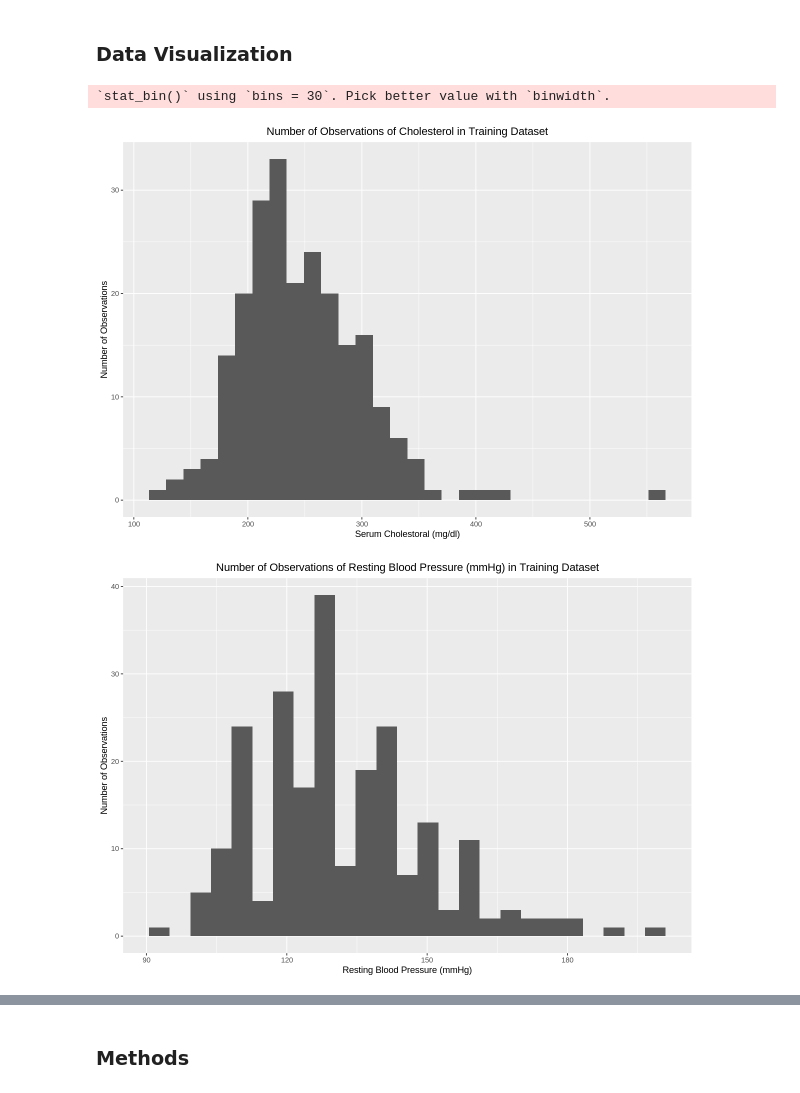
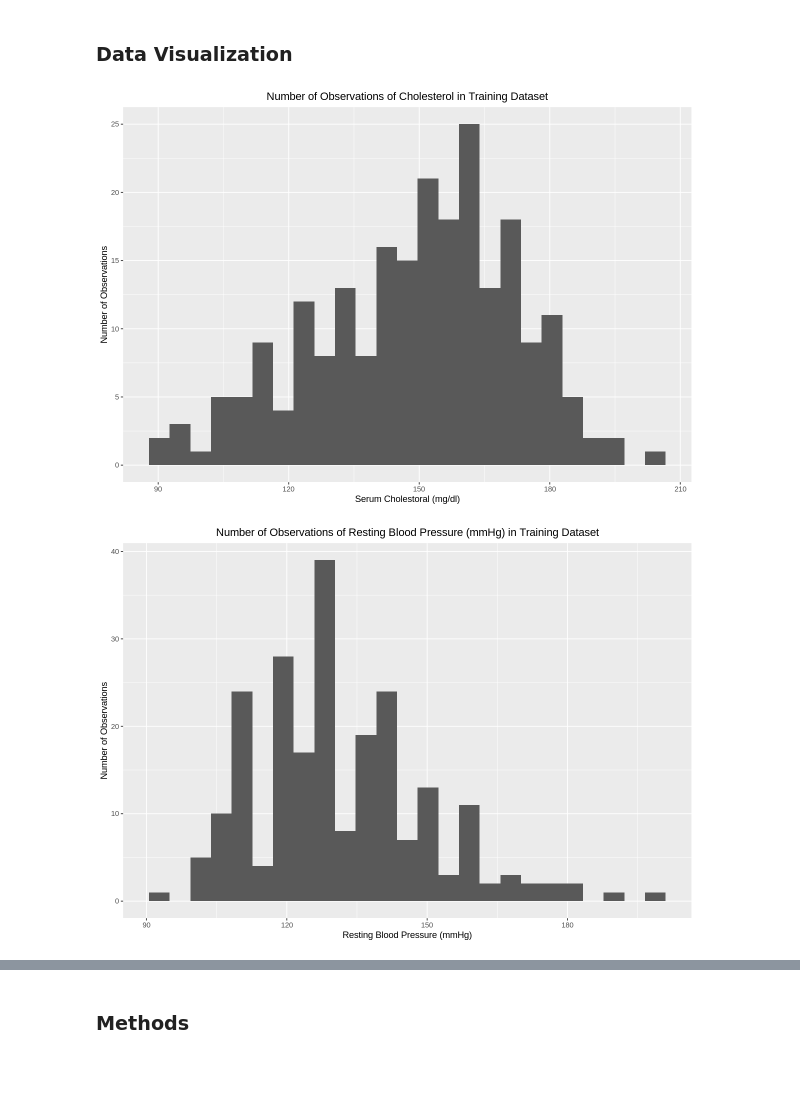
Before and after one commit to drkchu/chest-pain-classification, a Jupyter notebook: heart_disease.ipynb, the cells around one changed output, grey strips where cells are left out. Saved outputs shown, nothing was run; the diff lists cells and outputs as text; code cells hidden in the pictures.

```diff
--- a/heart_disease.ipynb
+++ b/heart_disease.ipynb
@@ -66,9 +84,10 @@ url <- "https://archive.ics.uci.edu/ml/machine-learning-databases/heart-disease/
 heart_disease_data <- read_csv(url, col_names = FALSE, na = c("?")) |>
     setNames(c("age", "sex", "cp", "trestbps", "chol", "fbs", "restecg", "thalach", "exang", "oldpeak", "slope", "ca", "thal", "num")) |>
     mutate(cp = as_factor(cp)) |>
-    drop_na(chol) |>
+    drop_na(thalach) |>
     drop_na(trestbps) |>
-    filter(chol != 0)
+    filter(thalach != 0)|>
+    filter(trestbps != 0)
 # Only showing the first five rows
 head(heart_disease_data, n = 5)
 # %% [output]
@@ -182,34 +218,33 @@ Training data contained 226 data points and no missing data.
 ###  Data Visualization
 # %%
 options(repr.plot.width = 10, repr.plot.height = 7)
-# histogram for chol observations
-chol_hist <- ggplot(heart_disease_train, aes(x = chol)) +
-    geom_histogram() +
+# histogram for thalach observations
+thalach_hist <- ggplot(heart_disease_train, aes(x = thalach)) +
+    geom_histogram(bins = 25) +
     labs(x = "Serum Cholestoral (mg/dl)", y = "Number of Observations") +
     ggtitle("Number of Observations of Cholesterol in Training Dataset") +
-    theme(plot.title = element_text(hjust = 0.5)) +
+    theme(plot.title = element_text(hjust = 0.5))+
     scale_y_continuous(breaks = pretty_breaks())
 # histogram for resting blood pressure observations
 trestbps_hist <- ggplot(heart_disease_train, aes(x = trestbps)) +
     geom_histogram(bins = 25) +
     labs(x = "Resting Blood Pressure (mmHg)", y = "Number of Observations") +
     ggtitle("Number of Observations of Resting Blood Pressure (mmHg) in Training Dataset") +
     theme(plot.title = element_text(hjust = 0.5)) +
     scale_y_continuous(breaks = pretty_breaks())
 # visualizing the plot for knn
 heart_plot <- heart_disease_train |>
-    ggplot(aes(x = trestbps, y = chol, color = cp)) +
+    ggplot(aes(x = thalach, y = trestbps, color = cp)) +
     geom_point(alpha = 0.5) +
     labs(x = "Resting Blood Pressure (mmHg)", y = "Serum Cholestoral (mg/dl)", color = "Chest Pain Types") +
     scale_color_manual(labels = c("Typical Angina", "Atypical Angina","Non-Anginal Pain","Asymptomatic"),
                      values = c("orange2", "steelblue2","purple2", "green2")) +
     theme(text = element_text(size = 12)) +
     ggtitle("Serum Cholestoral vs Resting Blood Pressure") +
     theme(plot.title = element_text(hjust = 0.5))
-chol_hist
+thalach_hist
 trestbps_hist
 heart_plot
 # %% [output]
-`stat_bin()` using `bins = 30`. Pick better value with `binwidth`.
-[figure, old version]
+[figure, new version]
 [figure]
```
Also changed, not shown: parts of 8 cells of this notebook.
